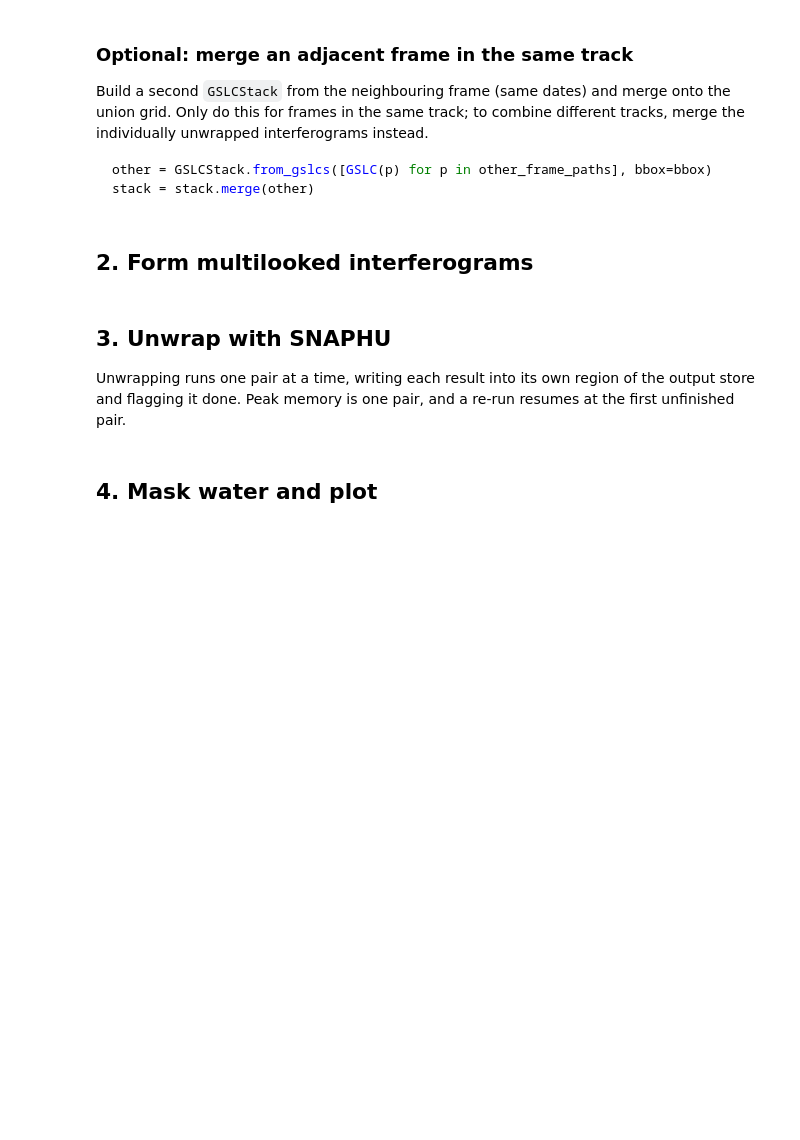
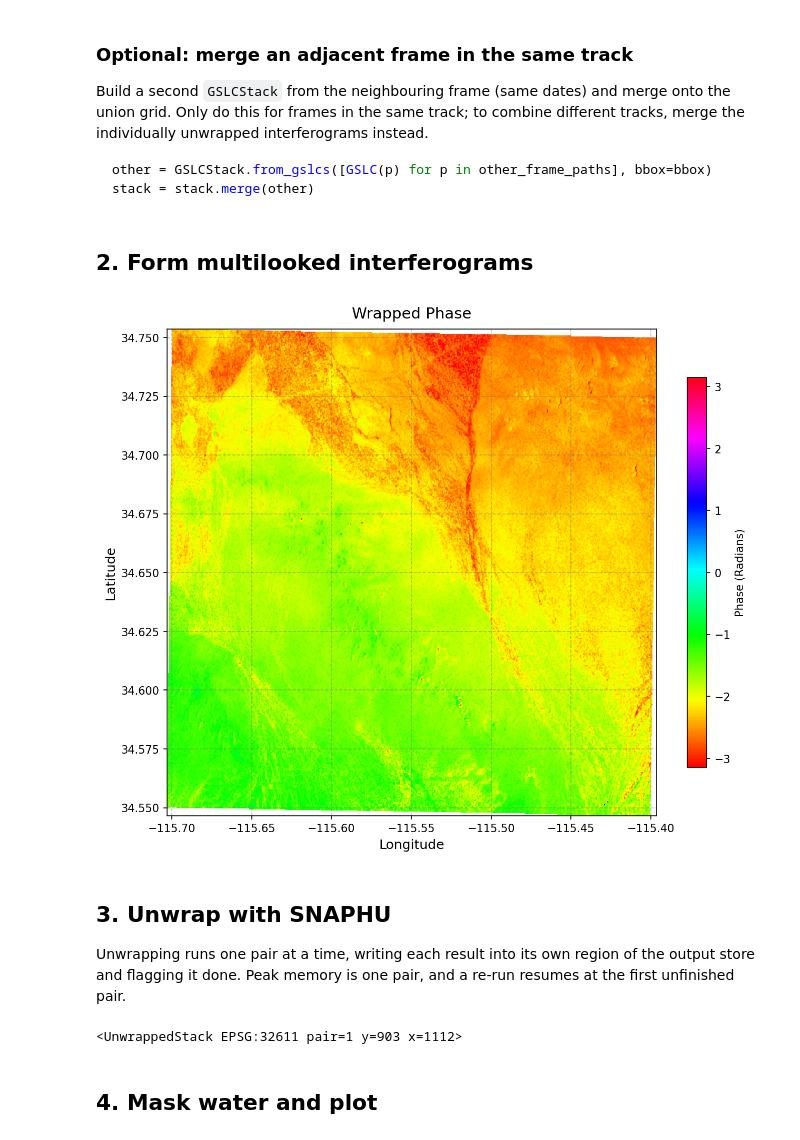
Before and after one commit to eitanrapa/nisar_tools, a Jupyter notebook: notebooks/nisar_tools.ipynb, the cells around one changed output. Cells and saved outputs as stored; diff of their text form; code cells hidden in the pictures; blank space fills up the shorter version.

```diff
--- a/notebooks/nisar_tools.ipynb
+++ b/notebooks/nisar_tools.ipynb
@@ -9,12 +23,14 @@ from nisar_tools import GSLC, GSLCStack, InterferogramStack, UnwrappedStack, Wor
 
 # Same-frame, same-track granules across acquisition dates.
 paths = [
-    "/path/to/NISAR_..._20251128T023216_...h5",
-    "/path/to/NISAR_..._20251210T023216_...h5",
+    "/Users/erapaportbruck/Downloads/NISAR_L2_PR_GSLC_006_085_D_071_4005_DHDH_A_20251128T023216_20251128T023254_X05009_N_F_J_001.h5",
+    "/Users/erapaportbruck/Downloads/NISAR_L2_PR_GSLC_007_085_D_071_4005_DHDH_A_20251210T023216_20251210T023255_X05009_N_F_J_001.h5",
 ]
 
 # Geographic crop box (lon_min, lon_max, lat_min, lat_max).
-bbox = (-118.5, -118.0, 34.0, 34.5)
+# This box falls inside the footprint of the two example granules above
+# (Mojave region); change it to your own area of interest.
+bbox = (-115.70, -115.40, 34.55, 34.75)
 
 ws = Workspace("workdir/")
 # %% [markdown]
@@ -24,12 +40,9 @@ Persisting reopens the stack from Zarr, which severs the HDF5 file handles — a
 # %%
 params = {"files": paths, "bbox": list(bbox)}
 
-if ws.has("slc_stack", {"stage": "slc_stack", "epsg": None, **params}):
-    stack = GSLCStack.from_zarr(ws.path("slc_stack"))
-else:
-    gslcs = [GSLC(p) for p in paths]
-    stack = GSLCStack.from_gslcs(gslcs, bbox=bbox).persist(ws, "slc_stack", **params)
-    for g in gslcs:
-        g.close()
+gslcs = [GSLC(p) for p in paths]
+stack = GSLCStack.from_gslcs(gslcs, bbox=bbox).persist(ws, "slc_stack", **params)
+for g in gslcs:
+    g.close()
 
 stack
@@ -47,19 +62,23 @@ stack = stack.merge(other)
 # %%
 igrams = stack.form_interferograms(
     pairs="sequential",   # or "all", or [(0, 1), (0, 2), ...]
     looks=5,
     downsample=True,
-    convolution="Uniform",
+    convolution="Gaussian",
 ).persist(ws, "igrams")
 
 fig, ax = igrams.plot_wrapped(pair=0)
+# %% [output]
+[figure, added]
 # %% [markdown]
 ## 3. Unwrap with SNAPHU
 
 Unwrapping runs one pair at a time, writing each result into its own region of the output store and flagging it done. Peak memory is one pair, and a re-run resumes at the first unfinished pair.
 # %%
-unw = igrams.unwrap(ws, nproc=8)
+unw = igrams.unwrap(ws, nproc=2)
 unw
+# %% [output]
+<UnwrappedStack EPSG:32611 pair=1 y=903 x=1112>
 # %% [markdown]
 ## 4. Mask water and plot
 # %%
```
Also changed, not shown: parts of 4 cells of this notebook, 4 other files.
